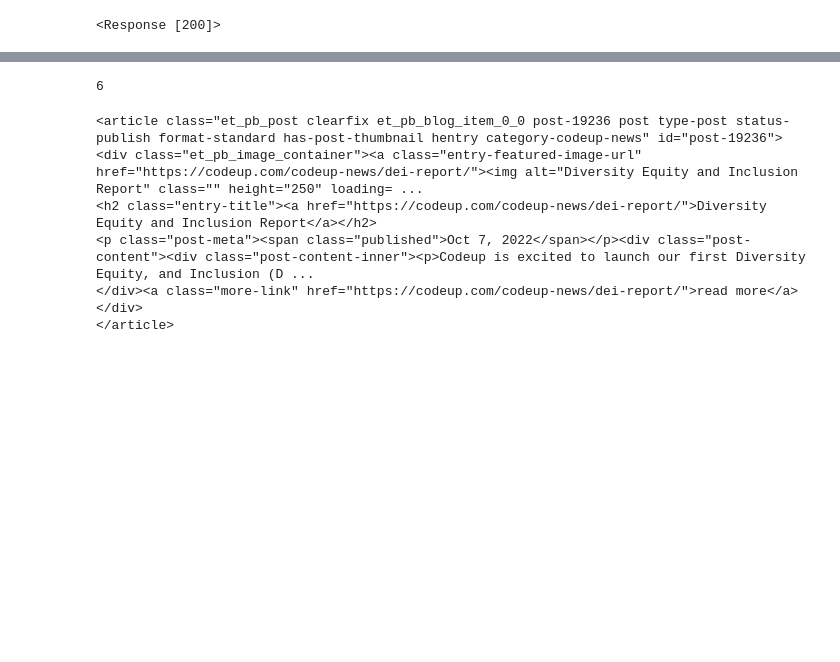
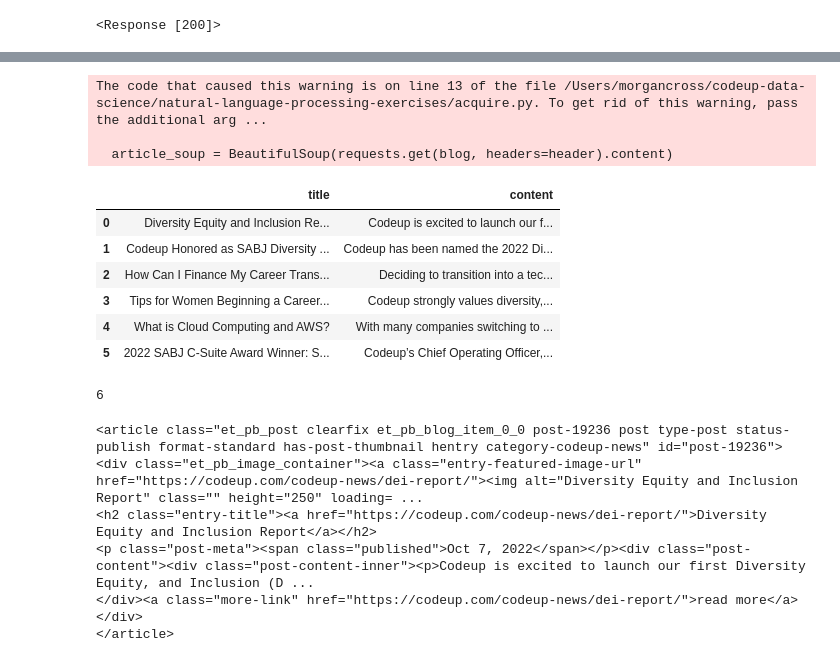
Before and after one commit to morgancross2/natural-language-processing-exercises, a Jupyter notebook: acquire_exercises.ipynb, the cells around one changed output, grey strips where cells are left out. Drawn from its saved outputs; the diff is of its cells as text; code cells hidden in the pictures; blank space fills up the shorter version.

```diff
--- a/acquire_exercises.ipynb
+++ b/acquire_exercises.ipynb
@@ -15,3 +79,16 @@ soup = BeautifulSoup(requests.get(url, headers=headers).content, 'html.parser')
+# %%
+acquire.get_blog_articles(url)
+# %% [output]
+The code that caused this warning is on line 13 of the file /Users/morgancross/codeup-data-science/natural-language-processing-exercises/acquire.py. To get rid of this warning, pass the additional arg ...
+
+  article_soup = BeautifulSoup(requests.get(blog, headers=header).content)
+|  | title | content |
+| 0 | Diversity Equity and Inclusion Re... | Codeup is excited to launch our f... |
+| 1 | Codeup Honored as SABJ Diversity ... | Codeup has been named the 2022 Di... |
+| 2 | How Can I Finance My Career Trans... | Deciding to transition into a tec... |
+| 3 | Tips for Women Beginning a Career... | Codeup strongly values diversity,... |
+| 4 | What is Cloud Computing and AWS? | With many companies switching to ... |
+| 5 | 2022 SABJ C-Suite Award Winner: S... | Codeup’s Chief Operating Officer,... |
 # %%
 len(soup.select('article'))
 # %% [output]
```
Also changed, not shown: parts of 31 cells of this notebook, 1 other file.
